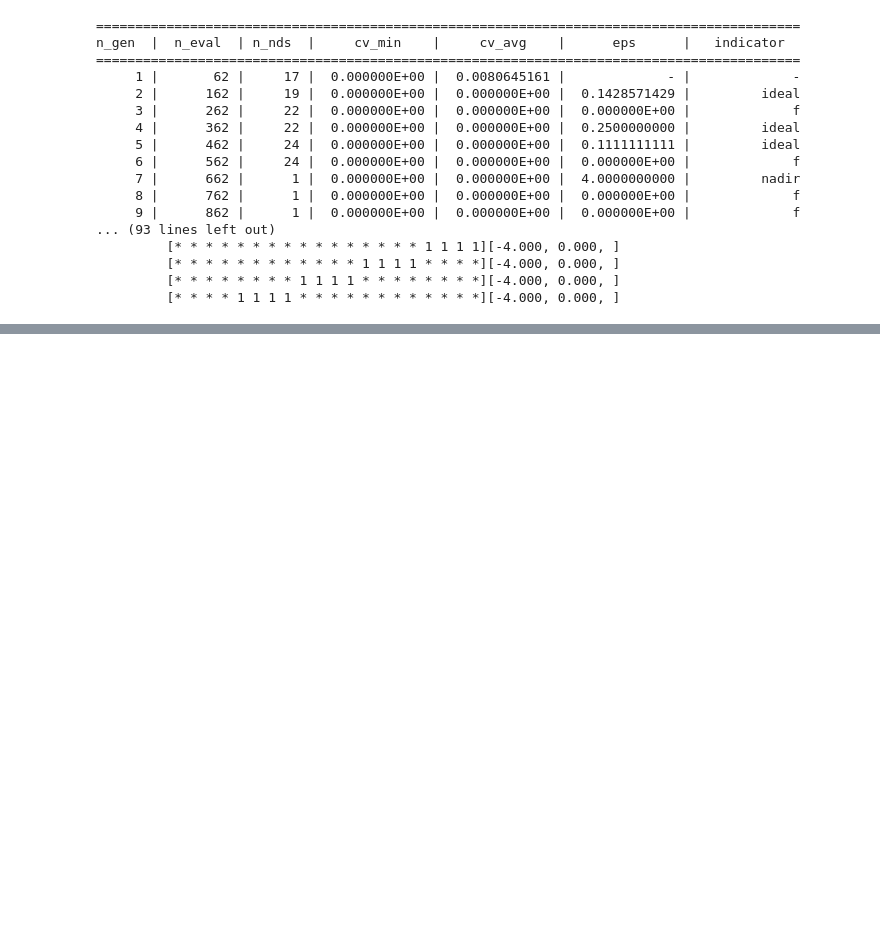
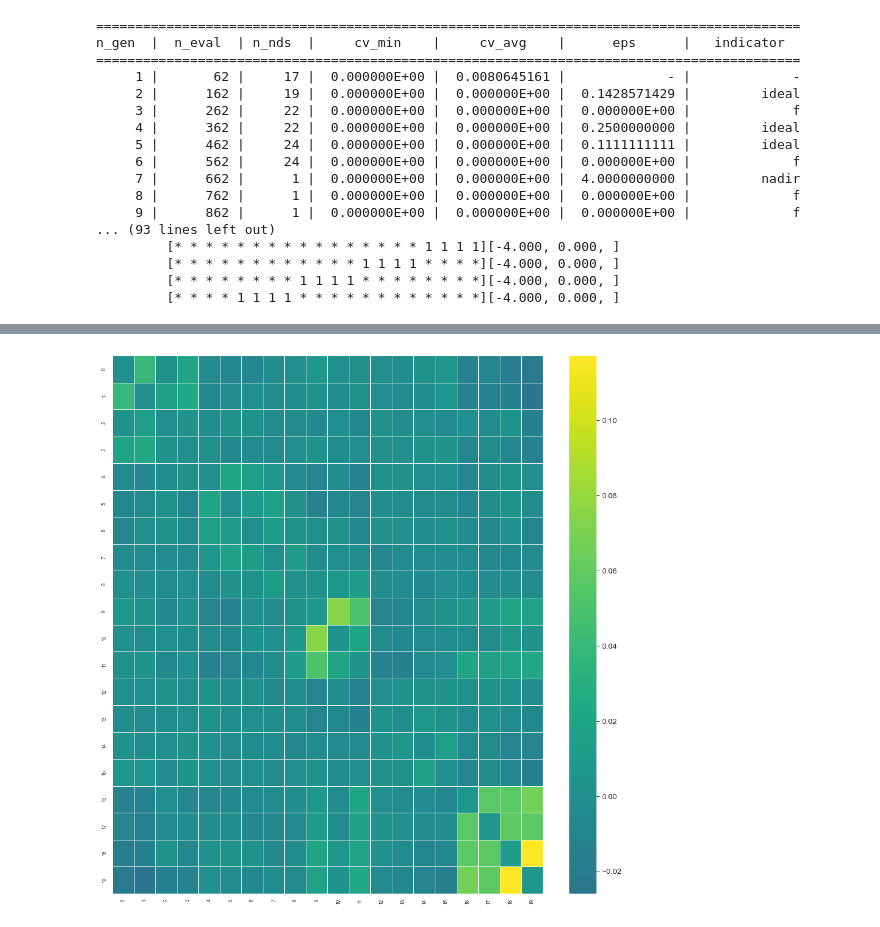
Before and after one commit to Giancarlo-Catalano/PSSearch, a Jupyter notebook: Gian_experimental/just_ad.ipynb, the cells around one changed output, grey strips where cells are left out. Saved outputs shown, nothing was run; the diff lists cells and outputs as text; code cells hidden in the pictures; blank space fills up the shorter version.

```diff
--- a/Gian_experimental/just_ad.ipynb
+++ b/Gian_experimental/just_ad.ipynb
@@ -95,0 +109,25 @@ n_gen  |  n_eval  | n_nds  |     cv_min    |     cv_avg    |      eps      |   i
+# %%
+
+
+from Core.FullSolution import FullSolution
+
+univariate_counts = {(a, b) : len(pRef.fitnesses_of_observations(PS.empty(problem.search_space).with_fixed_value(a, b)))/pRef.sample_size
+                     for a, cardinality in enumerate(problem.search_space.cardinalities)
+                     for b in range(cardinality)}
+
+bivariate_counts = {(a, b, c, d) : len(pRef.fitnesses_of_observations(PS.empty(problem.search_space).with_fixed_value(a, b).with_fixed_value(c, d)))/pRef.sample_size
+                     for a, cardinality_a in enumerate(problem.search_space.cardinalities)
+                     for b in range(cardinality_a)
+                     for c, cardinality_c in enumerate(problem.search_space.cardinalities)
+                     for d in range(cardinality_c)
+                     }
+
+
+
+
+def food(solution: FullSolution):
+    return sum(univariate_counts[a, b] for a, b in enumerate(solution.values))
+
+
+all_solutions = pRef.get_evaluated_FSs()
+all_solutions.sort(key=food)
@@ -95,0 +158,14 @@ n_gen  |  n_eval  | n_nds  |     cv_min    |     cv_avg    |      eps      |   i
+# %%
+from Core.PRef import PRef
+import heapq
+
+cleaned_solutions = heapq.nlargest(iterable=all_solutions, key=food, n=1000)
+cleaned_pRef = PRef.from_evaluated_full_solutions(cleaned_solutions, search_space=pRef.search_space)
+
+mi = FasterSolutionSpecificMutualInformation()
+mi.set_pRef(cleaned_pRef)
+mi.set_solution(to_explain)
+
+show_matrix_with_colours(mi.linkage_table)
+# %% [output]
+[figure, added]
```
Also changed, not shown: parts of 4 cells of this notebook, 5 other files.
